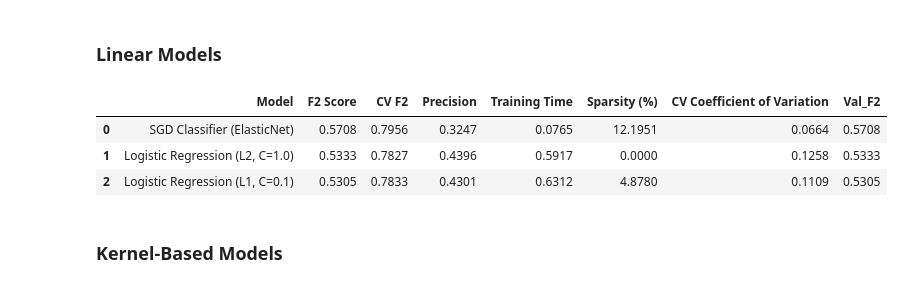
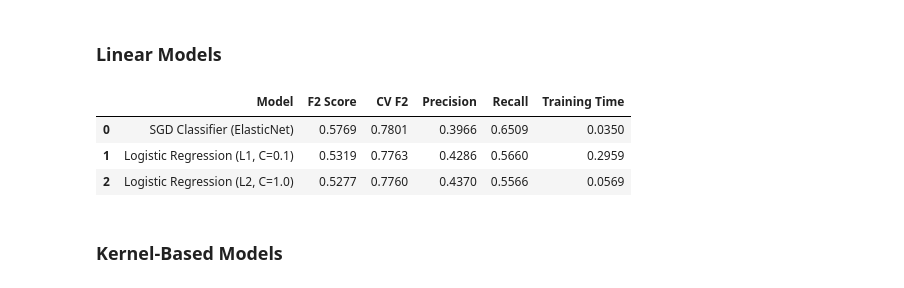
Before and after one commit to afsilmis/employee-attrition-prediction, a Jupyter notebook: notebooks/03_experiments_and_tuning.ipynb, the cells around one changed output. Saved outputs shown, nothing was run; the diff lists cells and outputs as text; code cells hidden in the pictures.

```diff
--- a/notebooks/03_experiments_and_tuning.ipynb
+++ b/notebooks/03_experiments_and_tuning.ipynb
@@ -193,7 +194,7 @@ weighted avg       0.82      0.80      0.81       441
 ### Linear Models
 # %%
 # Define all model categories
-linear_models = {
+models_linear = {
     # Linear Models
     "Logistic Regression (L1, C=0.1)": LogisticRegression(penalty='l1', C=0.1, solver='liblinear', random_state=RANDOM_STATE, max_iter=1000),
     "Logistic Regression (L2, C=1.0)": LogisticRegression(penalty='l2', C=1.0, random_state=RANDOM_STATE, max_iter=1000),
@@ -206,7 +207,7 @@ f2_scorer = make_scorer(fbeta_score, beta=2, zero_division=0)
 results = {}
 failed_models = []
 
-for i, (model_name, model) in enumerate(linear_models.items(), 1):
+for i, (model_name, model) in enumerate(models_linear.items(), 1):
     # Cross-Validation on Train Data
     start_time = time.time()
     cv_scores = cross_val_score(
@@ -236,15 +237,14 @@ for i, (model_name, model) in enumerate(linear_models.items(), 1):
         y_val_pred_proba = model.decision_function(X_val)
 
     # F2 Score on validation set
-    val_f2 = fbeta_score(y_val, y_val_pred, beta=2, zero_division=0)
+    test_f2 = fbeta_score(y_val, y_val_pred, beta=2, zero_division=0)
 
     # Store results
     results[model_name] = {
         'model': model,
         'cv_mean': cv_mean,
-        'cv_std': cv_std,
         'cv_scores': cv_scores,
-        'val_f2': val_f2,
+        'test_f2': test_f2,
         'y_val_pred': y_val_pred,
         'y_val_pred_proba': y_val_pred_proba,
         'cv_time': cv_time,
@@ -261,49 +261,42 @@ def create_detailed_analysis_table(results):
 
     for model_name, model_data in results.items():
         model = model_data['model']
         y_pred = model_data['y_val_pred']
 
         # Calculate precision
         precision = precision_score(y_val, y_pred, zero_division=0)
 
-        # Calculate sparsity (percentage of zero coefficients)
-        n_features = len(model.coef_.flatten())
-        non_zero_coefs = np.count_nonzero(model.coef_)
-        sparsity = (1 - non_zero_coefs/n_features) * 100
-
-        # Calculate CV Coefficient of Variation
-        cv_coefficient_variation = model_data['cv_std'] / model_data['cv_mean'] if model_data['cv_mean'] > 0 else float('inf')
+        # Calculate recall
+        recall = recall_score(y_val, y_pred, zero_division=0)
 
         # Compile all metrics
         detailed_analysis.append({
             'Model': model_name,
-            'F2 Score': model_data['val_f2'],
+            'F2 Score': model_data['test_f2'],
             'CV F2': model_data['cv_mean'],
             'Precision': precision,
-            'Training Time': model_data['train_time'],
-            'Sparsity (%)': sparsity,
-            'CV Coefficient of Variation': cv_coefficient_variation,
-            'Val_F2': model_data['val_f2']
+            'Recall': recall,
+            'Training Time': model_data['train_time']
         })
 
     # Create DataFrame
     analysis_df = pd.DataFrame(detailed_analysis)
 
     # Sort by F2 Score (descending)
     analysis_df = analysis_df.sort_values('F2 Score', ascending=False).reset_index(drop=True)
 
     return analysis_df
 
 # Create the detailed analysis table
 detailed_analysis_df = create_detailed_analysis_table(results)
 
 # Display the table
 display(detailed_analysis_df.round(4))
 # %% [output]
-|  | Model | F2 Score | CV F2 | Precision | Training Time | Sparsity (%) | CV Coefficient of Variation | Val_F2 |
-| 0 | SGD Classifier (ElasticNet) | 0.5708 | 0.7956 | 0.3247 | 0.0765 | 12.1951 | 0.0664 | 0.5708 |
-| 1 | Logistic Regression (L2, C=1.0) | 0.5333 | 0.7827 | 0.4396 | 0.5917 | 0.0000 | 0.1258 | 0.5333 |
-| 2 | Logistic Regression (L1, C=0.1) | 0.5305 | 0.7833 | 0.4301 | 0.6312 | 4.8780 | 0.1109 | 0.5305 |
+|  | Model | F2 Score | CV F2 | Precision | Recall | Training Time |
+| 0 | SGD Classifier (ElasticNet) | 0.5769 | 0.7801 | 0.3966 | 0.6509 | 0.0350 |
+| 1 | Logistic Regression (L1, C=0.1) | 0.5319 | 0.7763 | 0.4286 | 0.5660 | 0.2959 |
+| 2 | Logistic Regression (L2, C=1.0) | 0.5277 | 0.7760 | 0.4370 | 0.5566 | 0.0569 |
 # %% [markdown]
 ### Kernel-Based Models
 # %%
```
Also changed, not shown: parts of 62 cells of this notebook.
